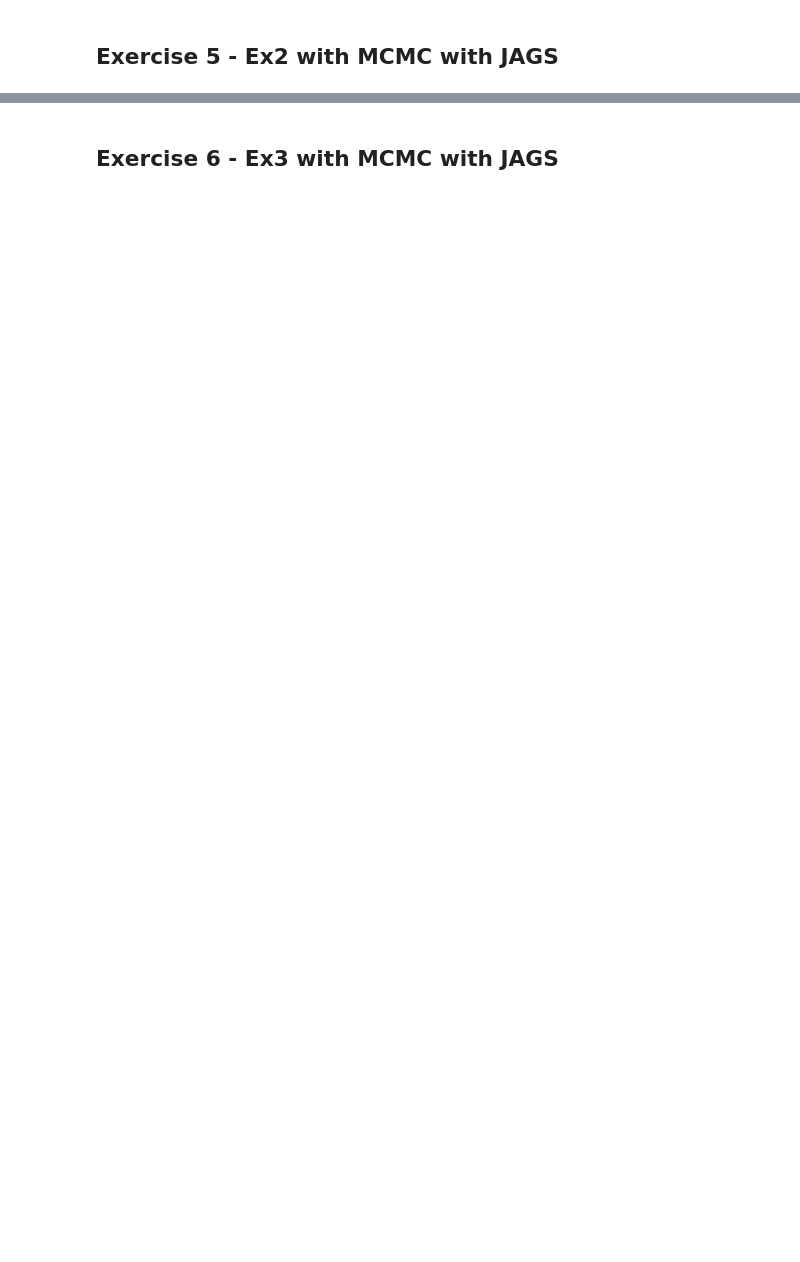
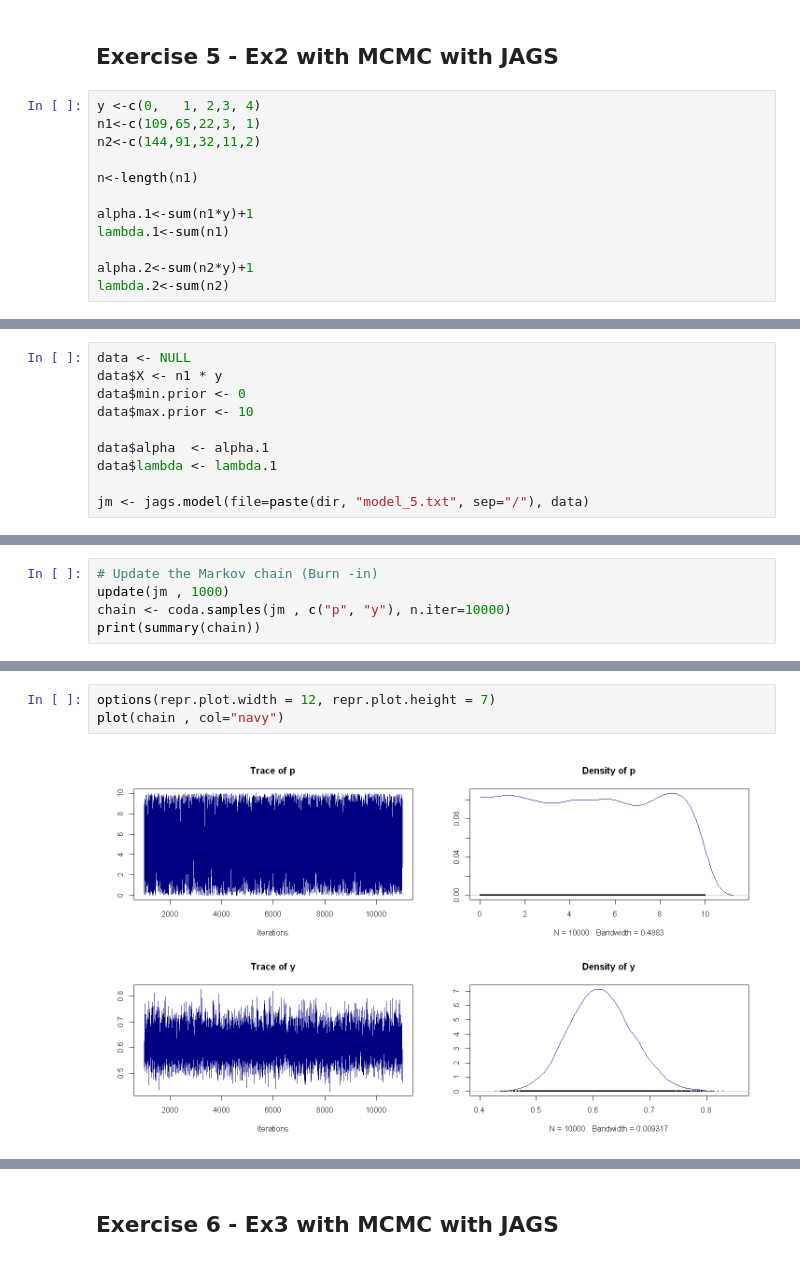
Before and after one commit to aidinattar/AS4PA, a Jupyter notebook: Exercise_6/Attar_Aidin__Exercise6.ipynb, the cells around one changed output, grey strips where cells are left out. Cells and saved outputs as stored; diff of their text form; blank space fills up the shorter version.

```diff
--- a/Exercise_6/Attar_Aidin__Exercise6.ipynb
+++ b/Exercise_6/Attar_Aidin__Exercise6.ipynb
@@ -663,2 +663,14 @@ y 0.3444956 1.0000000
 # %% [markdown]
 ## Exercise 5 - Ex2 with MCMC with JAGS <a class="anchor" id="ex5"></a>
+# %%
+y <-c(0,   1, 2,3, 4)
+n1<-c(109,65,22,3, 1)
+n2<-c(144,91,32,11,2)
+
+n<-length(n1)
+
+alpha.1<-sum(n1*y)+1
+lambda.1<-sum(n1)
+
+alpha.2<-sum(n2*y)+1
+lambda.2<-sum(n2)
@@ -664,0 +693,10 @@ y 0.3444956 1.0000000
+# %%
+data <- NULL
+data$X <- n1 * y
+data$min.prior <- 0
+data$max.prior <- 10
+
+data$alpha  <- alpha.1
+data$lambda <- lambda.1
+
+jm <- jags.model(file=paste(dir, "model_5.txt", sep="/"), data)
@@ -664,0 +713,5 @@ y 0.3444956 1.0000000
+# %%
+# Update the Markov chain (Burn -in)
+update(jm , 1000)
+chain <- coda.samples(jm , c("p", "y"), n.iter=10000)
+print(summary(chain))
@@ -664,0 +736,5 @@ y 0.3444956 1.0000000
+# %%
+options(repr.plot.width = 12, repr.plot.height = 7)
+plot(chain , col="navy")
+# %% [output]
+[figure, added]
```
Also changed, not shown: parts of 17 cells of this notebook, 2 other files.
